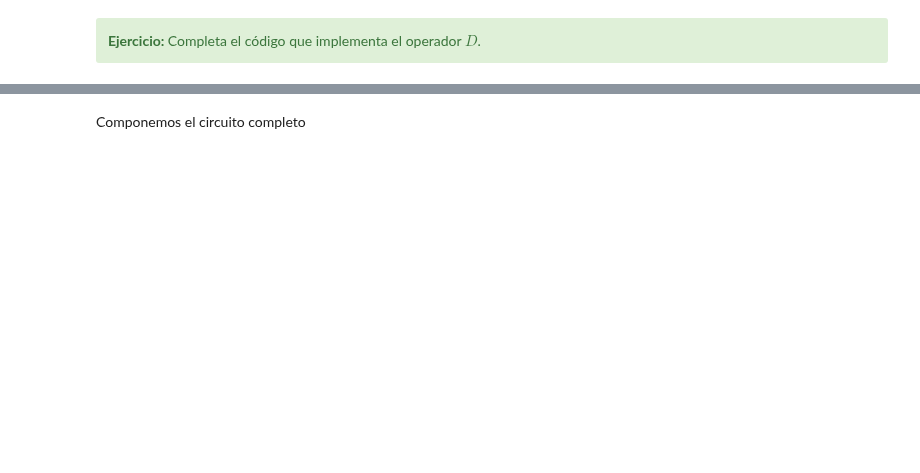
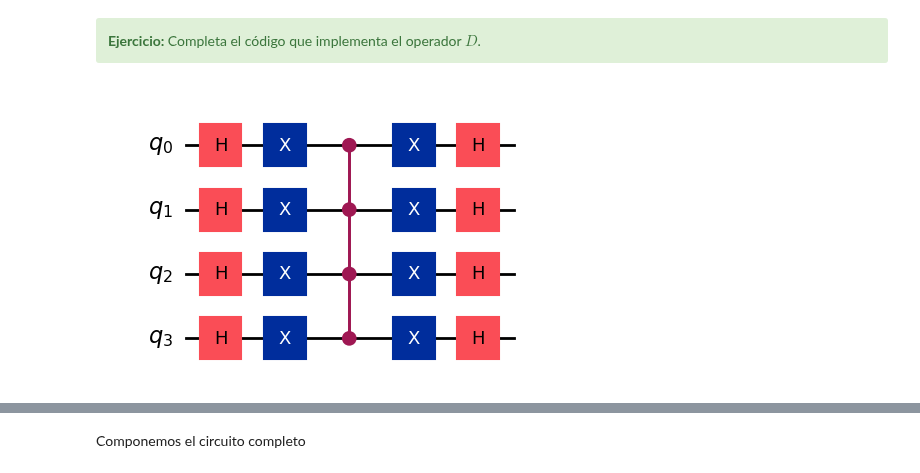
Before and after one commit to KevinPerezGonzalez/curso-cu-ntica, a Jupyter notebook: Grover.ipynb, the cells around one changed output, grey strips where cells are left out. Drawn from its saved outputs; the diff is of its cells as text; code cells hidden in the pictures; blank space fills up the shorter version.

```diff
--- a/Grover.ipynb
+++ b/Grover.ipynb
@@ -276,15 +304,20 @@ Podemos ver que, efectivamente, el nuevo estado $-U_sU_\textit{w} \ket{s}$ tiene
 # %%
 # Creamos el circuito que implementa -D
 diffusor_circuit = QuantumCircuit(n)
 
 #### ========================================
 # Escribe tu solución aquí.
 
-
-
+diffusor_circuit.h(range(n))
+diffusor_circuit.x(range(n))
+diffusor_circuit.append(ZGate().control(n-1), range(n))
+diffusor_circuit.x(range(n))
+diffusor_circuit.h(range(n))
 
 #### ========================================
 
 diffusor_circuit.draw('mpl')
+# %% [output]
+[figure, added]
 # %%
 Operator(diffusor_circuit).draw('latex', max_size=16)
```
Also changed, not shown: parts of 12 cells of this notebook.
